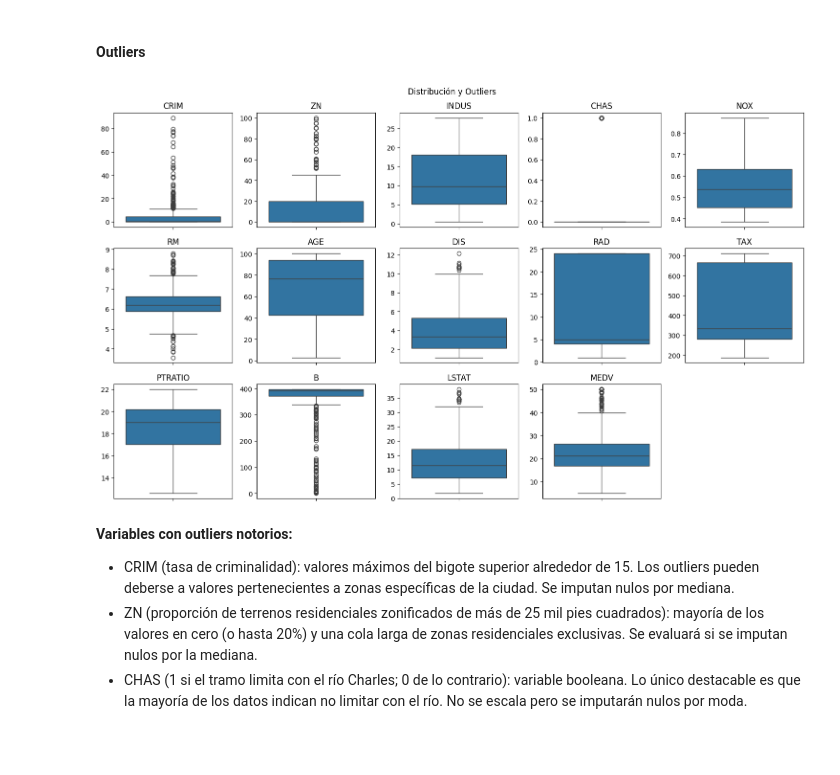
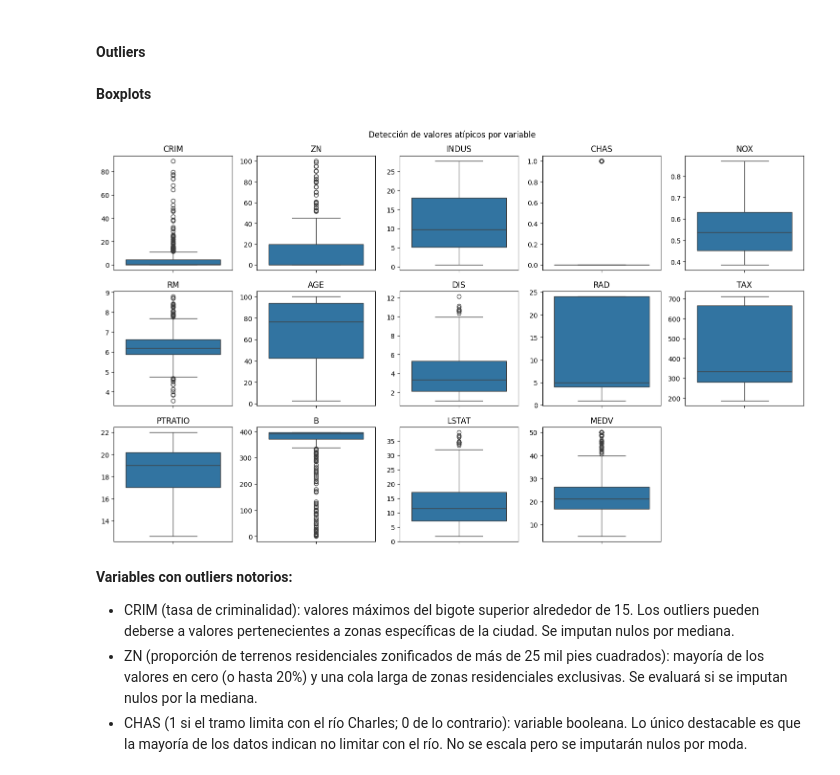
Before and after one commit to AlvaTF/TP-AA1-Ruiz-Toledo-Mendoza, a Jupyter notebook: TP_1/TP_regresion_AA1.ipynb, the cells around one changed output. Saved outputs shown, nothing was run; the diff lists cells and outputs as text; code cells hidden in the pictures; blank space fills up the shorter version.

```diff
--- a/TP_1/TP_regresion_AA1.ipynb
+++ b/TP_1/TP_regresion_AA1.ipynb
@@ -215,24 +222,26 @@ Detalles:
 - Entre TAX e INDUS: la nube sube de forma bastante continua en todo el rango, aunque también hay una concentración vertical en INDUS alrededor de 18 (más suelo industrial, más óxidos de nitrógeno)
 # %% [markdown]
 #### Outliers
+# %% [markdown]
+**Boxplots**
 # %%
 colum = data_orig.columns
 
 fig, axes = plt.subplots(3, 5, figsize=(15, 9))
 
 for ax, col in zip(axes.flat, colum):
     sns.boxplot(y=data_orig[col], ax=ax)
     ax.set_title(col)
     ax.set_ylabel('')
 
 for ax in axes.flat[len(colum):]:
     ax.set_visible(False)
 
-fig.suptitle('Distribución y Outliers')
+fig.suptitle('Detección de valores atípicos por variable')
 plt.tight_layout()
 plt.show()
 # %% [output]
-[figure, old version]
+[figure, new version]
 # %% [markdown]
 **Variables con outliers notorios:**
 - CRIM (tasa de criminalidad): valores máximos del bigote superior alrededor de 15. Los outliers pueden deberse a valores pertenecientes a zonas específicas de la ciudad. Se imputan nulos por mediana.
```
Also changed, not shown: parts of 9 cells of this notebook.
